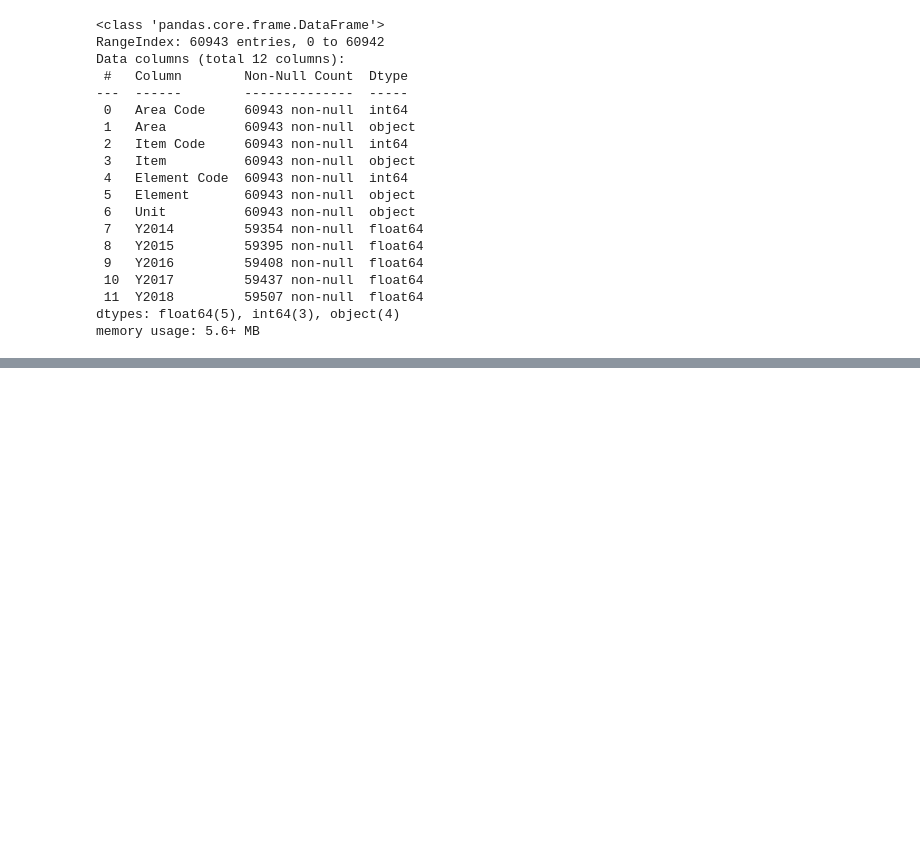
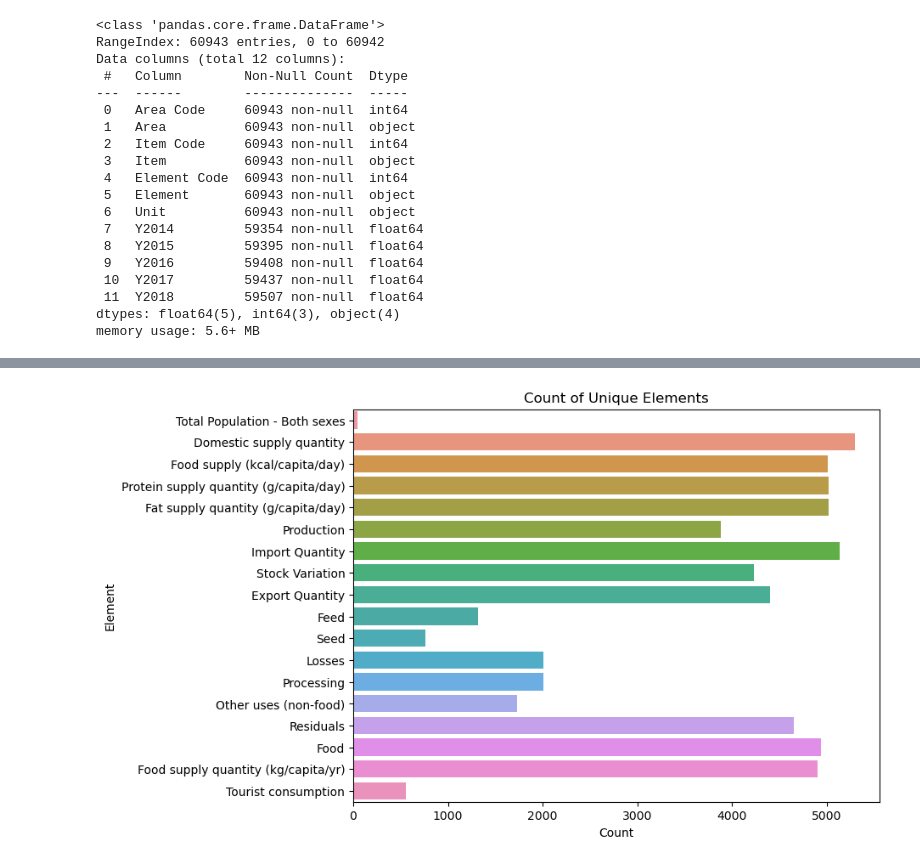
Before and after one commit to kelvinokumu/Food_Balance_Analysis_using_Python, a Jupyter notebook: notebooks/explore.ipynb, the cells around one changed output, grey strips where cells are left out. Saved outputs shown, nothing was run; the diff lists cells and outputs as text; code cells hidden in the pictures; blank space fills up the shorter version.

```diff
--- a/notebooks/explore.ipynb
+++ b/notebooks/explore.ipynb
@@ -55,0 +243,11 @@ df.describe()
+# %%
+# Countplot of unique elements with rotated labels
+plt.figure(figsize=(8, 6))
+sns.countplot(y='Element', data=df)  # Use 'y' instead of 'x' for horizontal orientation
+plt.title('Count of Unique Elements')
+plt.xlabel('Count')  # Adjust the labels accordingly
+plt.ylabel('Element')
+plt.xticks(rotation=0)  # Rotate labels to 0 degrees for horizontal orientation
+plt.show()
+# %% [output]
+[figure, added]
```
Also changed, not shown: parts of 13 cells of this notebook.
